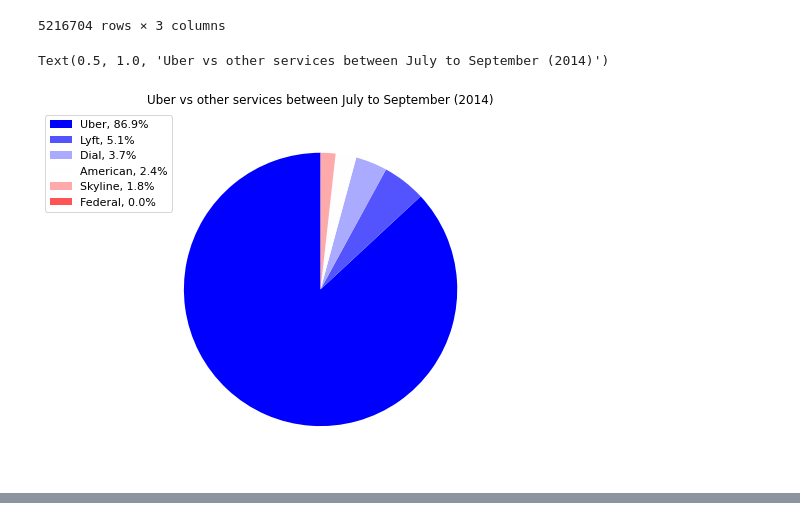
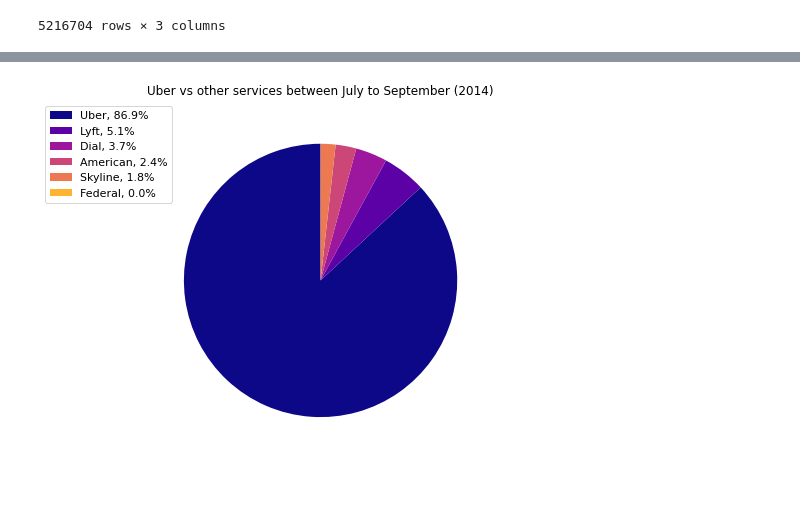
Before and after one commit to viktiger/ClassProject1, a Jupyter notebook: uber/uber.ipynb, the cells around one changed output, grey strips where cells are left out. Saved outputs shown, nothing was run; the diff lists cells and outputs as text; code cells hidden in the pictures.

Commit message:
graphs completed

```diff
--- a/uber/uber.ipynb
+++ b/uber/uber.ipynb
@@ -110,31 +134,31 @@ all_data
 | 646448 | 2014-09-30 | uber | 9 |
 | 848768 | 2014-09-30 | uber | 9 |
 5216704 rows × 3 columns
-# %%
-sizes = pd.value_counts(all_data["service"])
-labels = 'Uber', 'Lyft', 'Dial', 'American', 'Skyline', 'Federal'
-
-fig1, ax1 = plt.subplots(figsize=(6, 5))
-fig1.subplots_adjust(0.3,0,1,1)
-
-
-theme = plt.get_cmap('bwr')
-ax1.set_prop_cycle("color", [theme(1. * i / len(sizes)) for i in range(len(sizes))])
-
-_, _ = ax1.pie(sizes, startangle=90)
-
-ax1.axis('equal')
-
-total = sum(sizes)
-plt.legend(
-    loc='upper left',
-    labels=['%s, %1.1f%%' % (
-    l, (float(s) / total) * 100) for l, s in zip(labels, sizes)],
-    prop={'size': 11},
-    bbox_to_anchor=(0.0, 1),
-    bbox_transform=fig1.transFigure
-)
-plt.title ("Uber vs other services between July to September (2014)")
-# %% [output]
-Text(0.5, 1.0, 'Uber vs other services between July to September (2014)')
-[figure, removed]
+# %%
+sizes = pd.value_counts(all_data_1["service"])
+labels = 'Uber', 'Lyft', 'Dial', 'American', 'Skyline', 'Federal'
+
+fig1, ax1 = plt.subplots(figsize=(6, 5))
+fig1.subplots_adjust(0.3,0,1,1)
+
+
+theme = plt.get_cmap('plasma')
+ax1.set_prop_cycle("color", [theme(1. * i / len(sizes)) for i in range(len(sizes))])
+
+_, _ = ax1.pie(sizes, startangle=90)
+
+ax1.axis('equal')
+
+total = sum(sizes)
+plt.legend(
+    loc='upper left',
+    labels=['%s, %1.1f%%' % (
+    l, (float(s) / total) * 100) for l, s in zip(labels, sizes)],
+    prop={'size': 11},
+    bbox_to_anchor=(0.0, 1),
+    bbox_transform=fig1.transFigure
+)
+plt.title ("Uber vs other services between July to September (2014)")
+
+plt
+# %% [output]
@@ -140,0 +166 @@ Text(0.5, 1.0, 'Uber vs other services between July to September (2014)')
+[figure, added]
```
Also changed, not shown: parts of 10 cells of this notebook.
